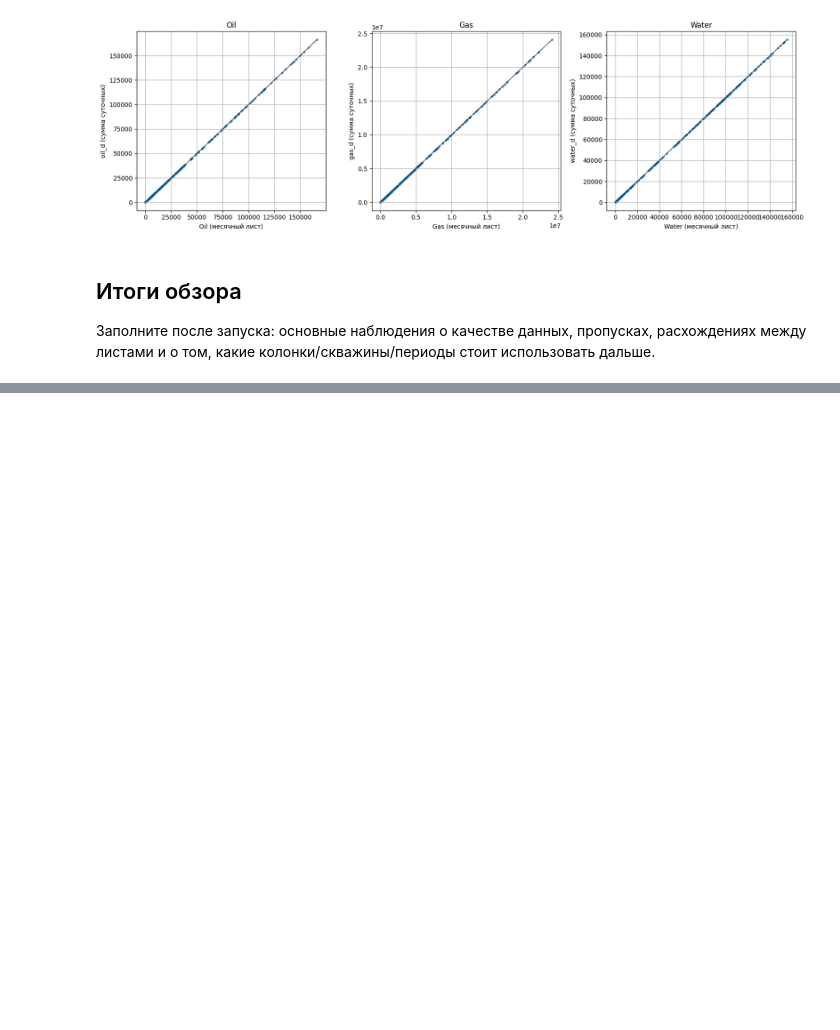
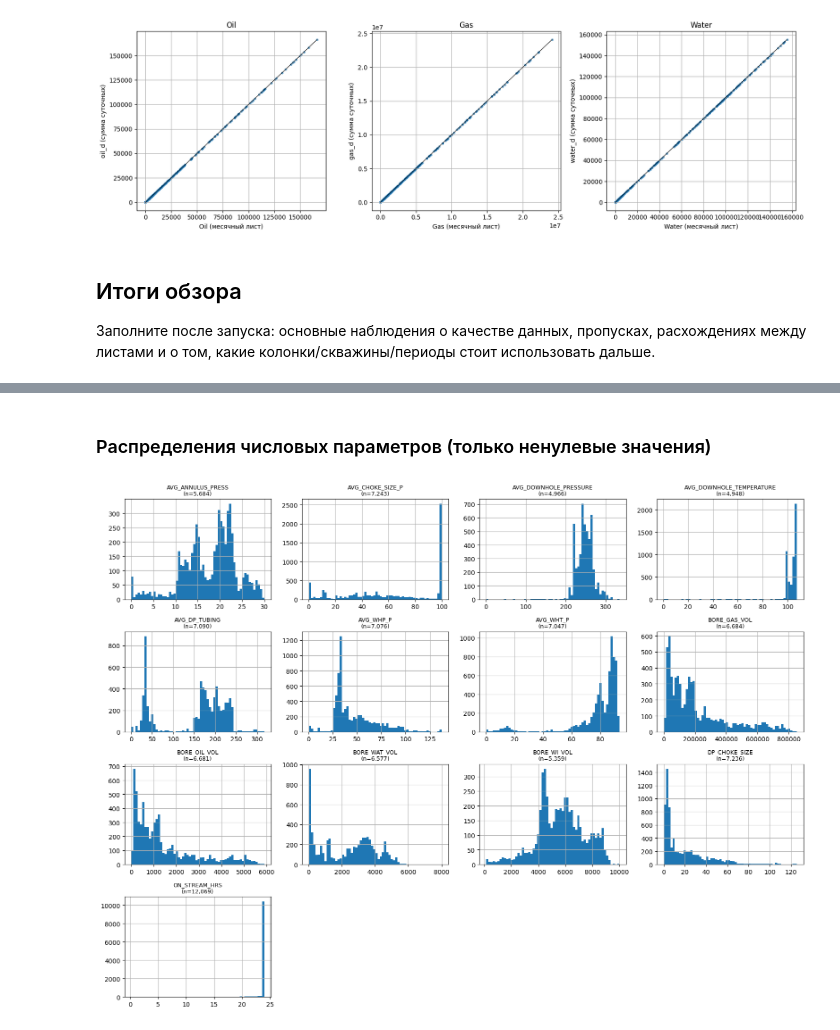
Before and after one commit to SashaVeremchuk/Gazprom-production-forecast, a Jupyter notebook: data_overview.ipynb, the cells around one changed output, grey strips where cells are left out. Drawn from its saved outputs; the diff is of its cells as text; code cells hidden in the pictures; blank space fills up the shorter version.

```diff
--- a/data_overview.ipynb
+++ b/data_overview.ipynb
@@ -598,0 +685,2 @@ plt.show()
+# %%
+daily_clean.loc[daily_clean['BORE_WAT_VOL'] < 0, 'BORE_WAT_VOL'] = 0.0
@@ -598,0 +944,17 @@ plt.show()
+# %% [markdown]
+### Распределения числовых параметров (только ненулевые значения)
+# %%
+ncols = 4
+nrows = int(np.ceil(len(NUM_COLS) / ncols))
+fig, axes = plt.subplots(nrows, ncols, figsize=(16, 3 * nrows))
+for ax, col in zip(axes.flat, NUM_COLS):
+    values = daily_result[col].dropna()
+    values = values[values != 0]
+    ax.hist(values, bins=60)
+    ax.set_title(f"{col}\n(n={len(values):,})", fontsize=9)
+for ax in axes.flat[len(NUM_COLS):]:
+    ax.axis("off")
+plt.tight_layout()
+plt.show()
+# %% [output]
+[figure, added]
```
Also changed, not shown: parts of 57 cells of this notebook.
